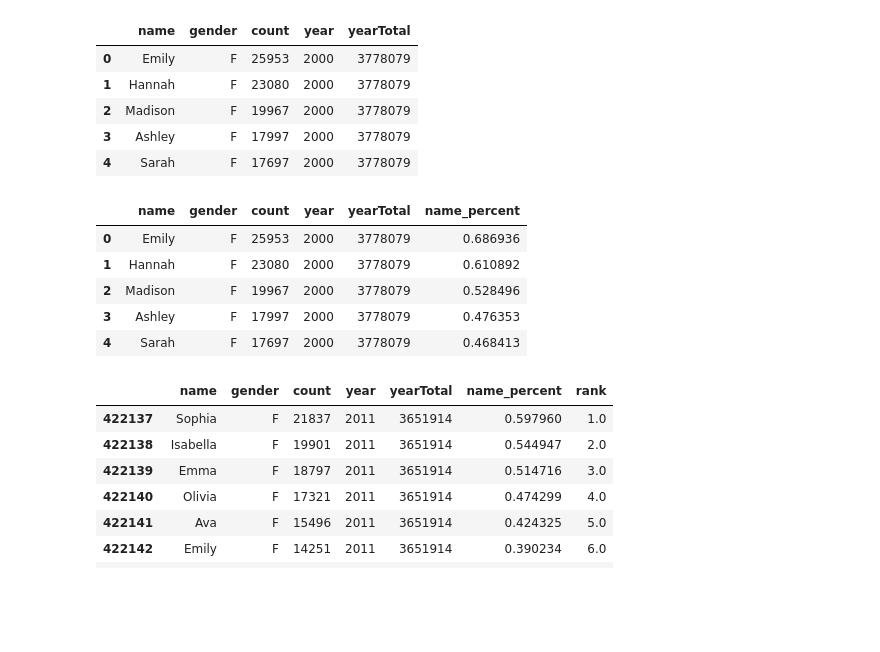
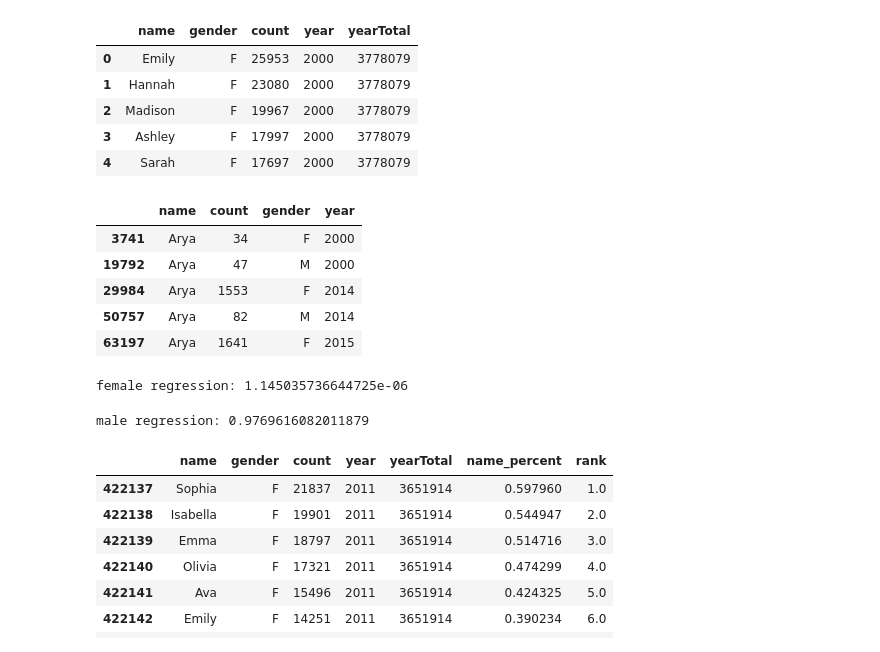
Before and after one commit to nsetnik0703/nightwatch, a Jupyter notebook: kelly_project.ipynb, the cells around one changed output. Cells and saved outputs as stored; diff of their text form; code cells hidden in the pictures; blank space fills up the shorter version.

```diff
--- a/kelly_project.ipynb
+++ b/kelly_project.ipynb
@@ -81,11 +82,14 @@ name_df.head()
 # %%
 #Calculate % of name
 name_df['name_percent'] = 100*(name_df.loc[:,'count']/name_df.loc[:,'yearTotal'])
 name_df.head()
+
+arya_df = name_df[name_df['name']=='Arya'][['name','count','gender','year']]
+arya_df.head()
 # %% [output]
-|  | name | gender | count | year | yearTotal | name_percent |
-| 0 | Emily | F | 25953 | 2000 | 3778079 | 0.686936 |
-| 1 | Hannah | F | 23080 | 2000 | 3778079 | 0.610892 |
-| 2 | Madison | F | 19967 | 2000 | 3778079 | 0.528496 |
-| 3 | Ashley | F | 17997 | 2000 | 3778079 | 0.476353 |
-| 4 | Sarah | F | 17697 | 2000 | 3778079 | 0.468413 |
+|  | name | count | gender | year |
+| 3741 | Arya | 34 | F | 2000 |
+| 19792 | Arya | 47 | M | 2000 |
+| 29984 | Arya | 1553 | F | 2014 |
+| 50757 | Arya | 82 | M | 2014 |
+| 63197 | Arya | 1641 | F | 2015 |
@@ -92,3 +100,14 @@ name_df.head()
+# %%
+#regression
+slope, intercept, r_value, p_value, std_err = stats.linregress(arya_f_df['year'].astype(int),arya_f_df['count'])
+print(f"female regression: {p_value}")
+# %% [output]
+female regression: 1.145035736644725e-06
+# %%
+slope, intercept, r_value, p_value, std_err = stats.linregress(arya_m_df['year'].astype(int),arya_m_df['count'])
+print(f"male regression: {p_value}")
+# %% [output]
+male regression: 0.9769616082011879
 # %%
 #Get top 5 female names in year 2011
 female_y2011 = name_df[(name_df['gender']=='F') & (name_df['year']=='2011')]
```
Also changed, not shown: parts of 24 cells of this notebook, 1 other file.
